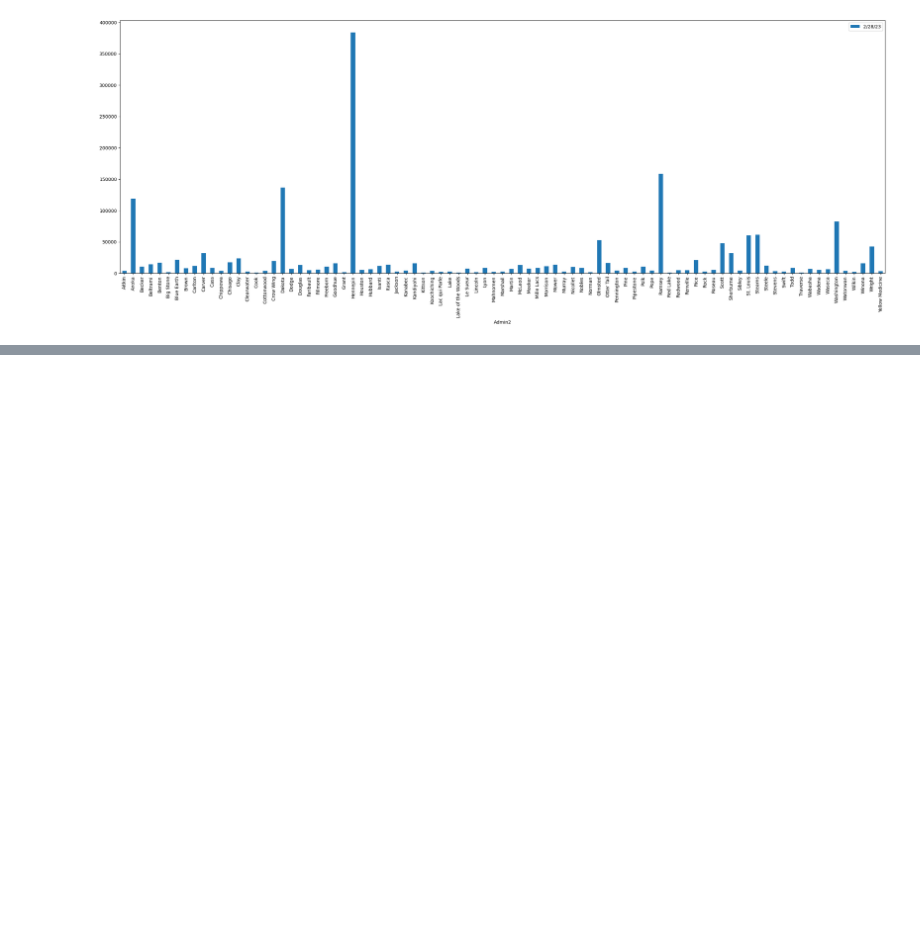
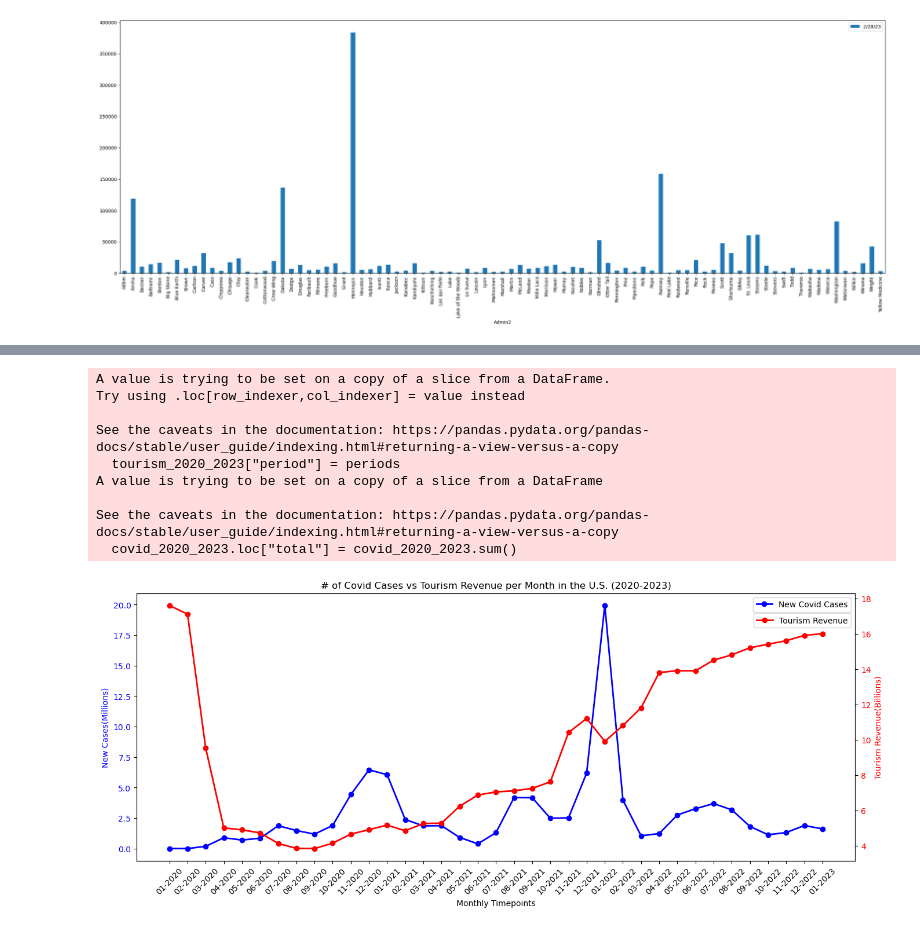
Before and after one commit to micah-11101/Covid-19Analysis, a Jupyter notebook: main.ipynb, the cells around one changed output, grey strips where cells are left out. Cells and saved outputs as stored; diff of their text form; code cells hidden in the pictures; blank space fills up the shorter version.

```diff
--- a/main.ipynb
+++ b/main.ipynb
@@ -86,2 +269,54 @@ minnesota_df.plot("Admin2","2/28/23",kind="bar",figsize=(30,10))
+# %%
+#create new df for revenue from 2020 to 2023
+periods = list(range(1,38))
+tourism_2020_2023 = tourism_df.iloc[24:61]
+tourism_2020_2023["period"] = periods
+
+#create new df for new cases of covid in 2020 to 2023
+covid_2020_2023 = clean_df[["1/31/20","2/28/20","3/31/20","4/30/20","5/31/20","6/30/20","7/31/20","8/31/20","9/30/20","10/31/20","11/30/20","12/31/20",
+                       "1/31/21","2/28/21","3/31/21","4/30/21","5/31/21","6/30/21","7/31/21","8/31/21","9/30/21","10/31/21","11/30/21","12/31/21",
+                       "1/31/22","2/28/22","3/31/22","4/30/22","5/31/22","6/30/22","7/31/22","8/31/22","9/30/22","10/31/22","11/30/22","12/31/22",
+                       "1/31/23"]]
+covid_2020_2023.loc["total"] = covid_2020_2023.sum()
+covid_2020_2023 = covid_2020_2023.transpose()
+covid_2020_2023["period"] = periods
+covid_2020_2023 = covid_2020_2023[["total","period"]]
+covid_2020_2023["new_cases"] = covid_2020_2023["total"].diff().fillna(8)
+
+#convert total to millions
+covid_2020_2023["new_cases"] =  covid_2020_2023["new_cases"] / 1_000_000
+
+#plot number of new cases on first axis
+fig, ax1 = plt.subplots()
+ax1.set_ylabel("New Cases(Millions)",color="blue")
+ax1.set_xlabel("Monthly Timepoints")
+ax1.plot(covid_2020_2023["period"],covid_2020_2023["new_cases"],color="blue",linewidth=2,marker="o",label="New Covid Cases")
+ax1.tick_params(axis='y', labelcolor="blue")
+
+#plot revenue amount on second axis
+ax2 = ax1.twinx()
+ax2.set_ylabel("Tourism Revenue(Billions)",color="red")
+ax2.plot(tourism_2020_2023["period"],tourism_2020_2023["revenue"],color="red",linewidth=2,marker="o",label="Tourism Revenue")
+ax2.tick_params(axis='y', labelcolor="red")
+plt.title("# of Covid Cases vs Tourism Revenue per Month in the U.S. (2020-2023)")
+
+#params for plot
+ax1.set_xticks(periods)
+ax1.set_xticklabels(labels=tourism_2020_2023["month-year"],rotation=45)
+plt.gcf().set_size_inches(16,6)
+ax1.legend(loc="upper right")
+ax2.legend(loc="upper right", bbox_to_anchor=(1, .94))
+plt.show()
+# %% [output]
+A value is trying to be set on a copy of a slice from a DataFrame.
+Try using .loc[row_indexer,col_indexer] = value instead
+
+See the caveats in the documentation: https://pandas.pydata.org/pandas-docs/stable/user_guide/indexing.html#returning-a-view-versus-a-copy
+  tourism_2020_2023["period"] = periods
+A value is trying to be set on a copy of a slice from a DataFrame
+
+See the caveats in the documentation: https://pandas.pydata.org/pandas-docs/stable/user_guide/indexing.html#returning-a-view-versus-a-copy
+  covid_2020_2023.loc["total"] = covid_2020_2023.sum()
+[figure, added]
 # %%
 #Micah
```
Also changed, not shown: parts of 8 cells of this notebook, 2 other files.
